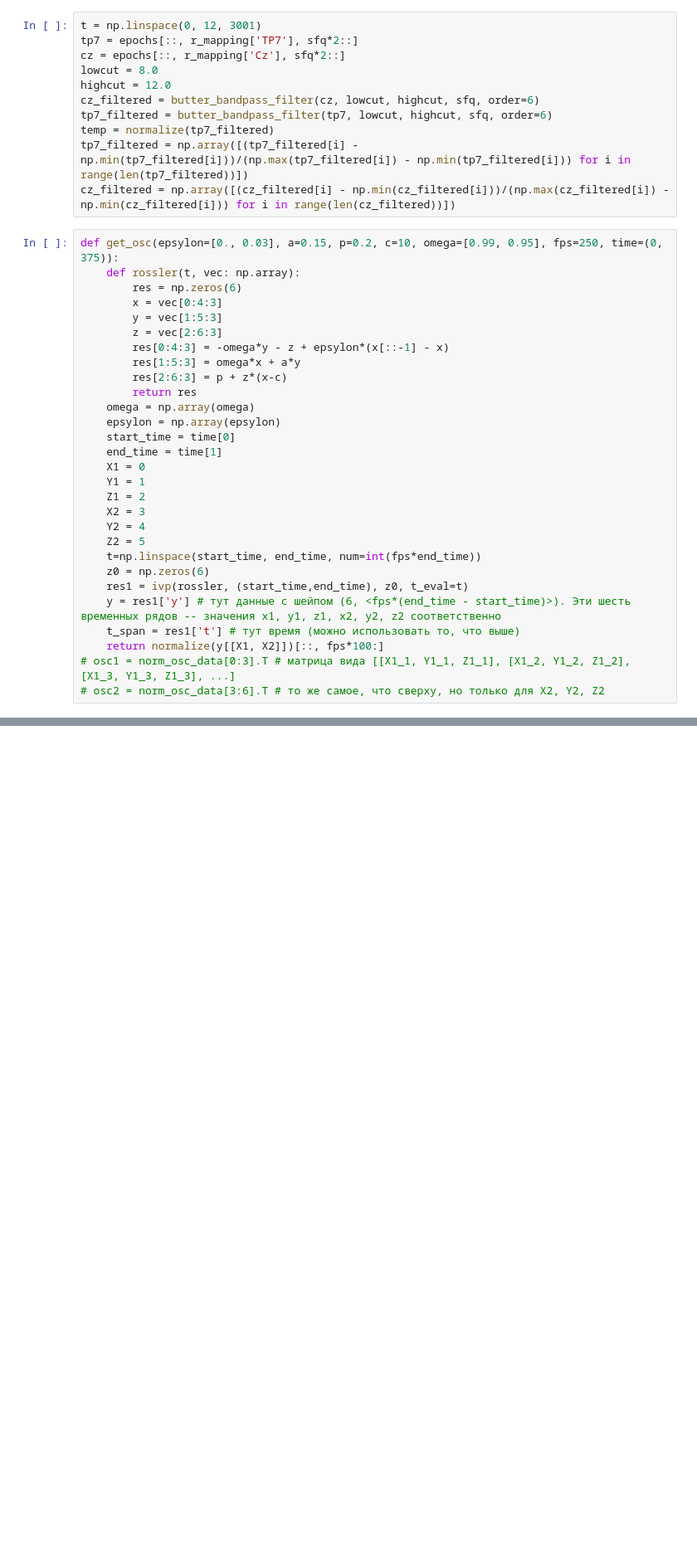
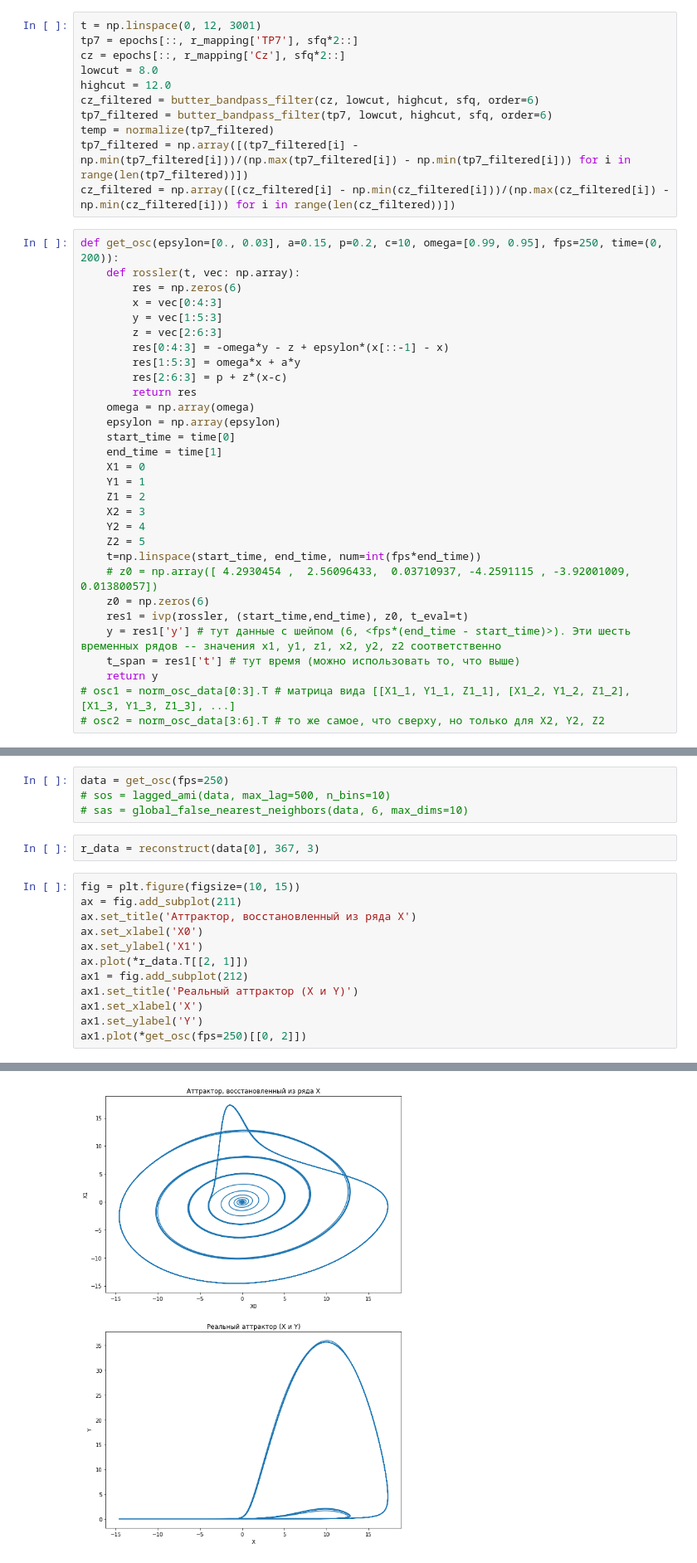
Before and after one commit to pakrentos/eeg_connectivity, a Jupyter notebook: mlp_eeg_nikita.ipynb, the cells around one changed output, grey strips where cells are left out. Shown at 83% size. Drawn from its saved outputs; the diff is of its cells as text; blank space fills up the shorter version.

Commit message:
добавил simple_recon

```diff
--- a/mlp_eeg_nikita.ipynb
+++ b/mlp_eeg_nikita.ipynb
@@ -216,7 +105,7 @@ temp = normalize(tp7_filtered)
 tp7_filtered = np.array([(tp7_filtered[i] - np.min(tp7_filtered[i]))/(np.max(tp7_filtered[i]) - np.min(tp7_filtered[i])) for i in range(len(tp7_filtered))])
 cz_filtered = np.array([(cz_filtered[i] - np.min(cz_filtered[i]))/(np.max(cz_filtered[i]) - np.min(cz_filtered[i])) for i in range(len(cz_filtered))])
 # %%
-def get_osc(epsylon=[0., 0.03], a=0.15, p=0.2, c=10, omega=[0.99, 0.95], fps=250, time=(0, 375)):
+def get_osc(epsylon=[0., 0.03], a=0.15, p=0.2, c=10, omega=[0.99, 0.95], fps=250, time=(0, 200)):
     def rossler(t, vec: np.array):
         res = np.zeros(6)
         x = vec[0:4:3]
@@ -237,11 +126,12 @@ def get_osc(epsylon=[0., 0.03], a=0.15, p=0.2, c=10, omega=[0.99, 0.95], fps=250
     Y2 = 4
     Z2 = 5
     t=np.linspace(start_time, end_time, num=int(fps*end_time))
+    # z0 = np.array([ 4.2930454 ,  2.56096433,  0.03710937, -4.2591115 , -3.92001009, 0.01380057])
     z0 = np.zeros(6)
     res1 = ivp(rossler, (start_time,end_time), z0, t_eval=t)
     y = res1['y'] # тут данные с шейпом (6, <fps*(end_time - start_time)>). Эти шесть временных рядов -- значения x1, y1, z1, x2, y2, z2 соответственно
     t_span = res1['t'] # тут время (можно использовать то, что выше)
-    return normalize(y[[X1, X2]])[::, fps*100:]
+    return y
 # osc1 = norm_osc_data[0:3].T # матрица вида [[X1_1, Y1_1, Z1_1], [X1_2, Y1_2, Z1_2], [X1_3, Y1_3, Z1_3], ...]
 # osc2 = norm_osc_data[3:6].T # то же самое, что сверху, но только для X2, Y2, Z2
 # %%
@@ -360,0 +250,19 @@ def update_progress(progress):
+# %%
+data = get_osc(fps=250)
+# sos = lagged_ami(data, max_lag=500, n_bins=10)
+# sas = global_false_nearest_neighbors(data, 6, max_dims=10)
+# %%
+r_data = reconstruct(data[0], 367, 3)
+# %%
+fig = plt.figure(figsize=(10, 15))
+ax = fig.add_subplot(211)
+ax.set_title('Аттрактор, восстановленный из ряда Х')
+ax.set_xlabel('X0')
+ax.set_ylabel('X1')
+ax.plot(*r_data.T[[2, 1]])
+ax1 = fig.add_subplot(212)
+ax1.set_title('Реальный аттрактор (X и Y)')
+ax1.set_xlabel('X')
+ax1.set_ylabel('Y')
+ax1.plot(*get_osc(fps=250)[[0, 2]])
+# %% [output]
@@ -360,0 +270 @@ def update_progress(progress):
+[figure, added]
```
Also changed, not shown: parts of 17 cells of this notebook.
